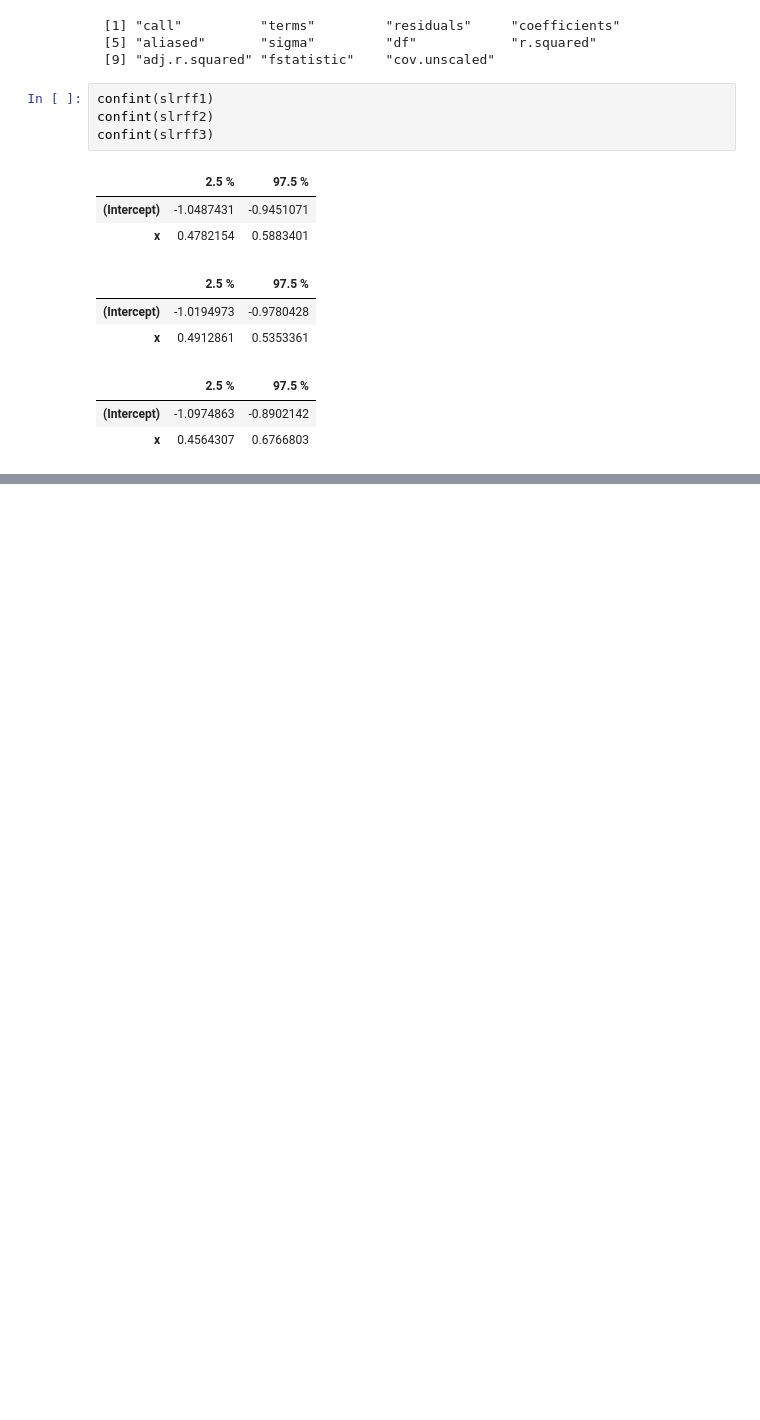
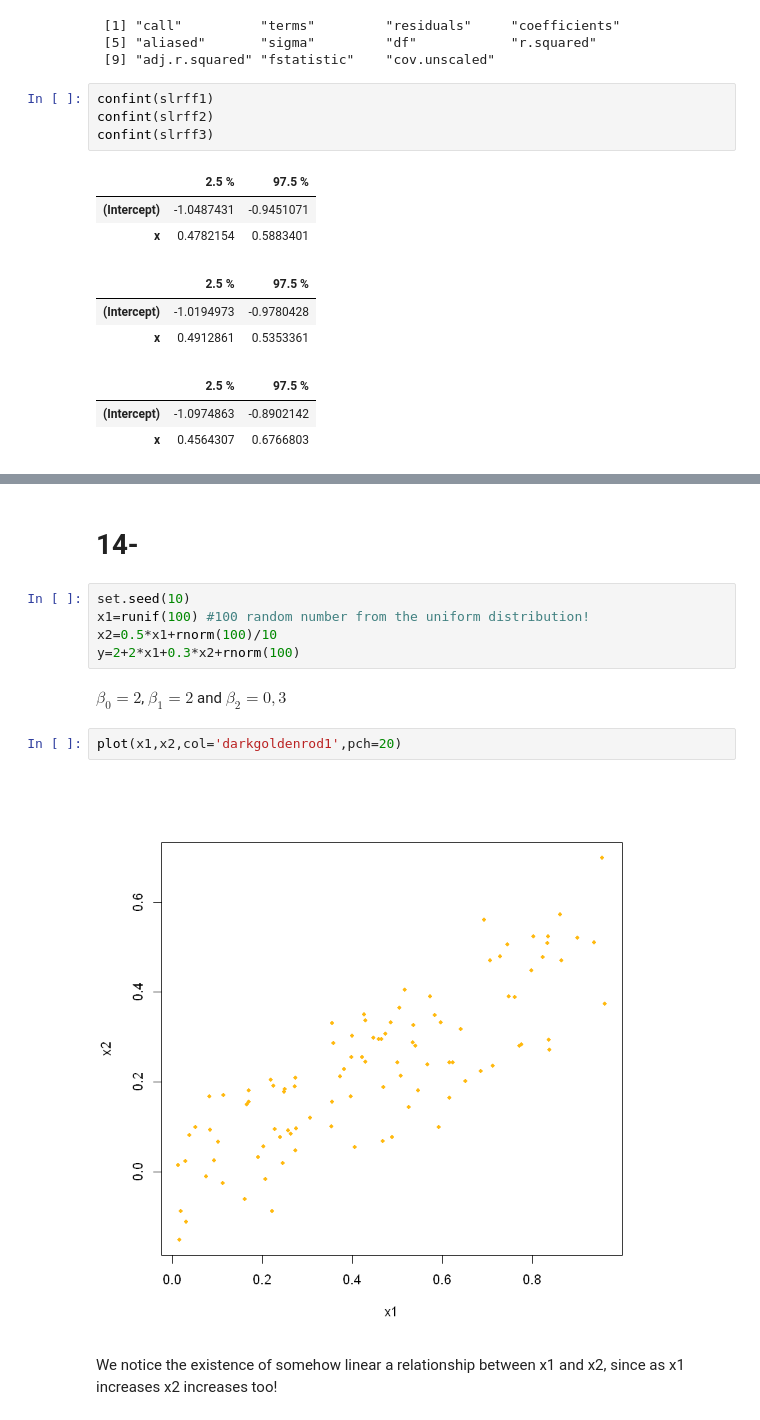
Before and after one commit to YoussefEssDS/ISLR-Labs, a Jupyter notebook: LAB linear regression ISLR.ipynb, the cells around one changed output, grey strips where cells are left out. Drawn from its saved outputs; the diff is of its cells as text; blank space fills up the shorter version.

```diff
--- a/LAB linear regression ISLR.ipynb
+++ b/LAB linear regression ISLR.ipynb
@@ -630,0 +639,15 @@ confint(slrff3)
+# %% [markdown]
+# 14-
+# %%
+set.seed(10)
+x1=runif(100) #100 random number from the uniform distribution!
+x2=0.5*x1+rnorm(100)/10
+y=2+2*x1+0.3*x2+rnorm(100)
+# %% [markdown]
+$\beta_0=2$,   $\beta_1=2$ and $\beta_2=0,3$
+# %%
+plot(x1,x2,col='darkgoldenrod1',pch=20)
+# %% [output]
+[figure, added]
+# %% [markdown]
+We notice the existence of somehow linear a relationship between x1 and x2, since as x1 increases x2 increases too!
```
Also changed, not shown: parts of 20 cells of this notebook.
